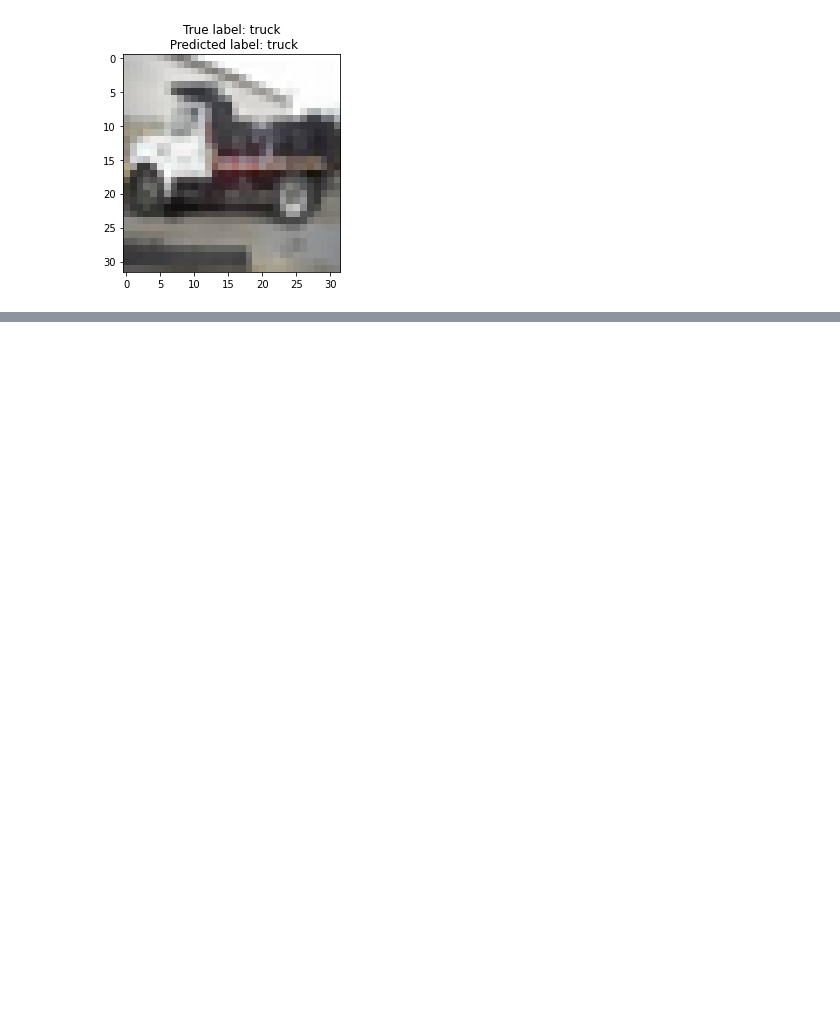
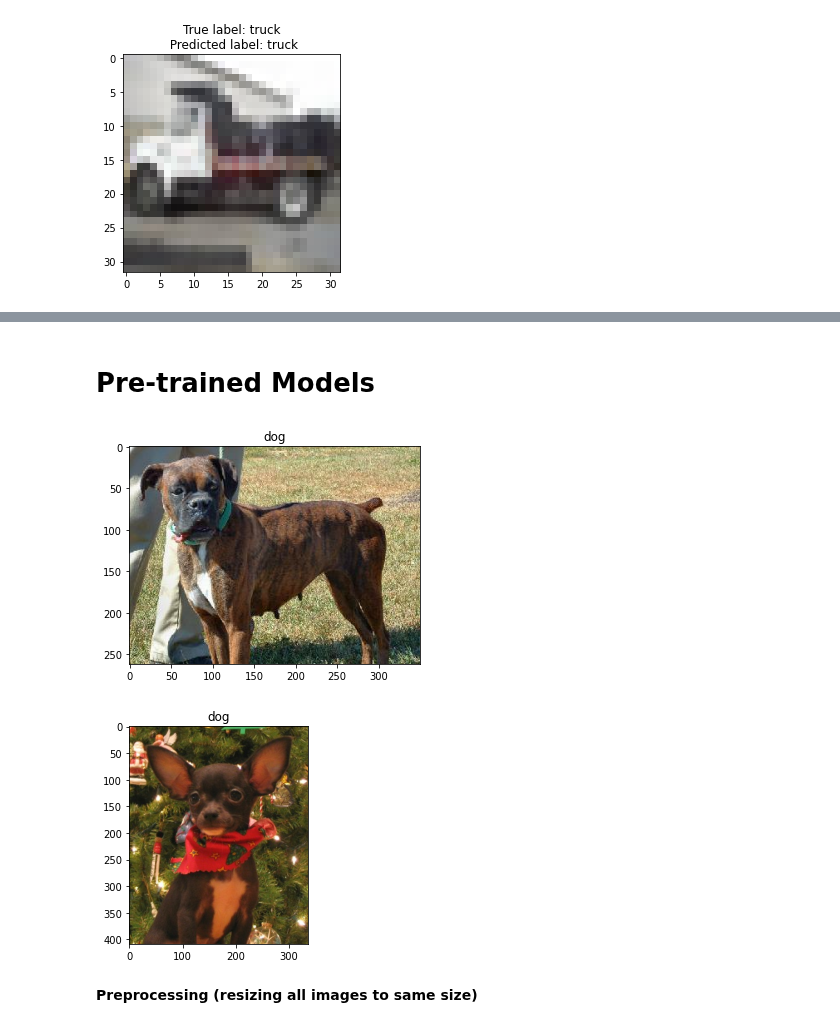
Before and after one commit to rmShoeb/learning-curve, a Jupyter notebook: Machine Learning/Deep Learning/learning-tensorflow/simple_CNN_with_tf_keras.ipynb, the cells around one changed output, grey strips where cells are left out. Drawn from its saved outputs; the diff is of its cells as text; code cells hidden in the pictures; blank space fills up the shorter version.

Commit message:
reviewing tensorflow

```diff
--- a/Machine Learning/Deep Learning/learning-tensorflow/simple_CNN_with_tf_keras.ipynb
+++ b/Machine Learning/Deep Learning/learning-tensorflow/simple_CNN_with_tf_keras.ipynb
@@ -129,0 +167,2 @@ plt.show()
+# %% [markdown]
+# Pre-trained Models
@@ -129,0 +172,24 @@ plt.show()
+# %%
+# tfd.disable_progress_bar()
+
+setattr(tfd.image_classification.cats_vs_dogs, '_URL',"https://download.microsoft.com/download/3/E/1/3E1C3F21-ECDB-4869-8368-6DEBA77B919F/kagglecatsanddogs_5340.zip")
+# microsoft changed the url to the cats_and_dogs dataset
+# tensorflow still haven't updated it!
+# today is July 4th, 2022
+(raw_train, raw_validation, raw_test), metadata = tfd.load('cats_vs_dogs',
+                                                           split=['train[:80%]', 'train[80%:90%]', 'train[90%:]'],
+                                                           with_info=True,
+                                                           as_supervised=True
+                                                           )
+# %%
+get_label_name = metadata.features['label'].int2str
+
+for img, label in raw_train.take(2):
+  plt.figure()
+  plt.imshow(img)
+  plt.title(get_label_name(label))
+# %% [output]
+[figure, added]
+[figure, added]
+# %% [markdown]
+**Preprocessing (resizing all images to same size)**
```
Also changed, not shown: parts of 27 cells of this notebook.
